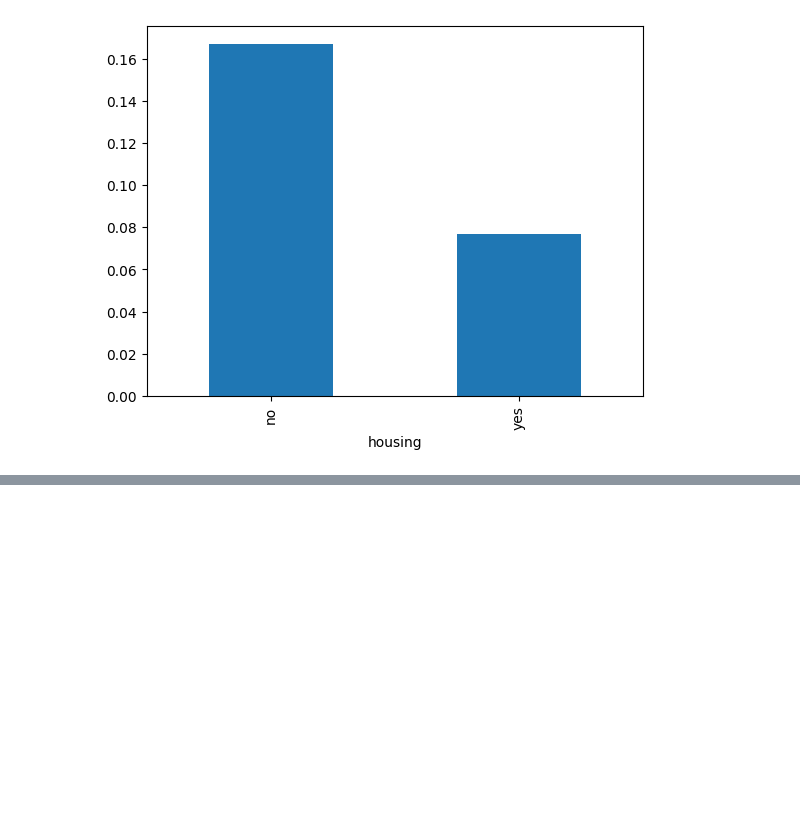
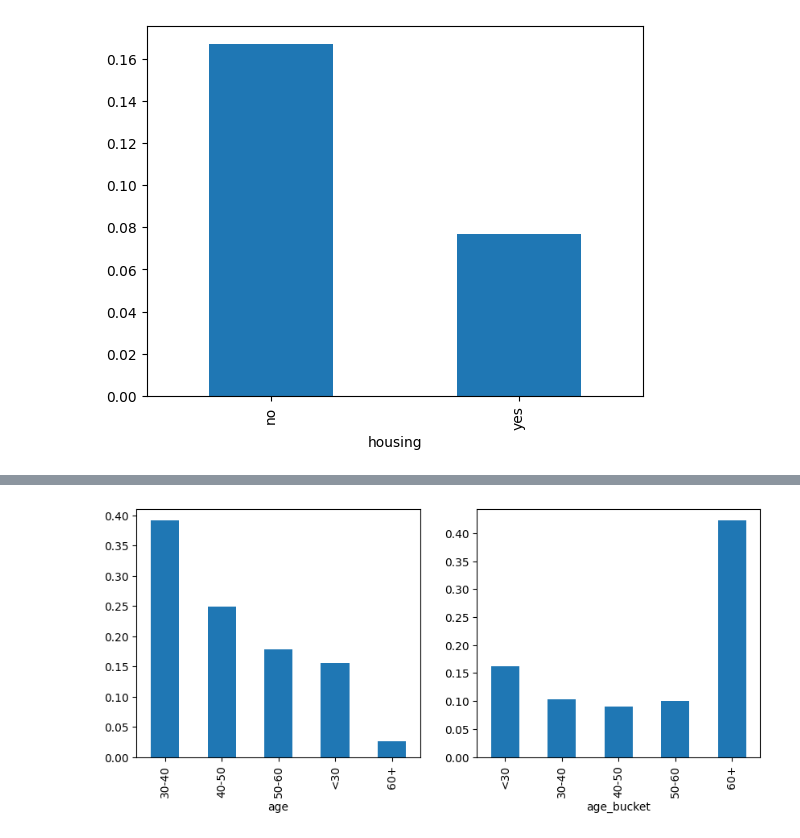
Before and after one commit to Rushank14/Python-Notebooks, a Jupyter notebook: notebooks/EDA.ipynb, the cells around one changed output, grey strips where cells are left out. Drawn from its saved outputs; the diff is of its cells as text; code cells hidden in the pictures; blank space fills up the shorter version.

```diff
--- a/notebooks/EDA.ipynb
+++ b/notebooks/EDA.ipynb
@@ -842,0 +914,9 @@ bank_target.groupby('housing')['response_flag'].mean().plot.bar()
+# %%
+plt.figure(figsize=[10,4])
+plt.subplot(1,2,1)
+bank_target.age_bucket.value_counts(normalize=True).plot.bar()
+plt.subplot(1,2,2)
+bank_target.groupby(['age_bucket'])['response_flag'].mean().plot.bar()
+plt.show()
+# %% [output]
+[figure, added]
```
Also changed, not shown: parts of 8 cells of this notebook.
